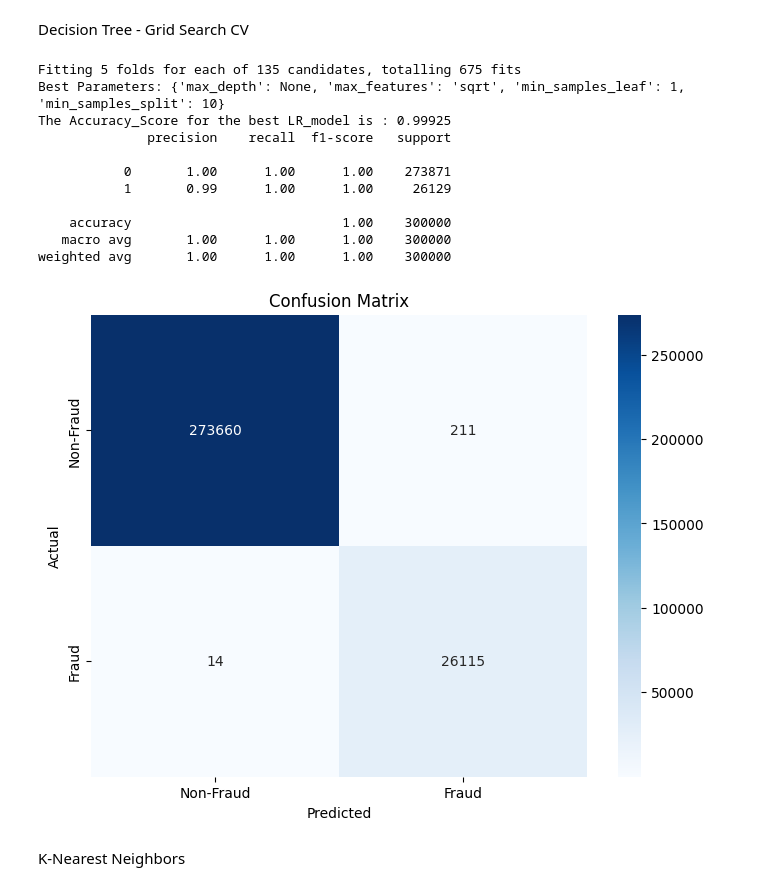
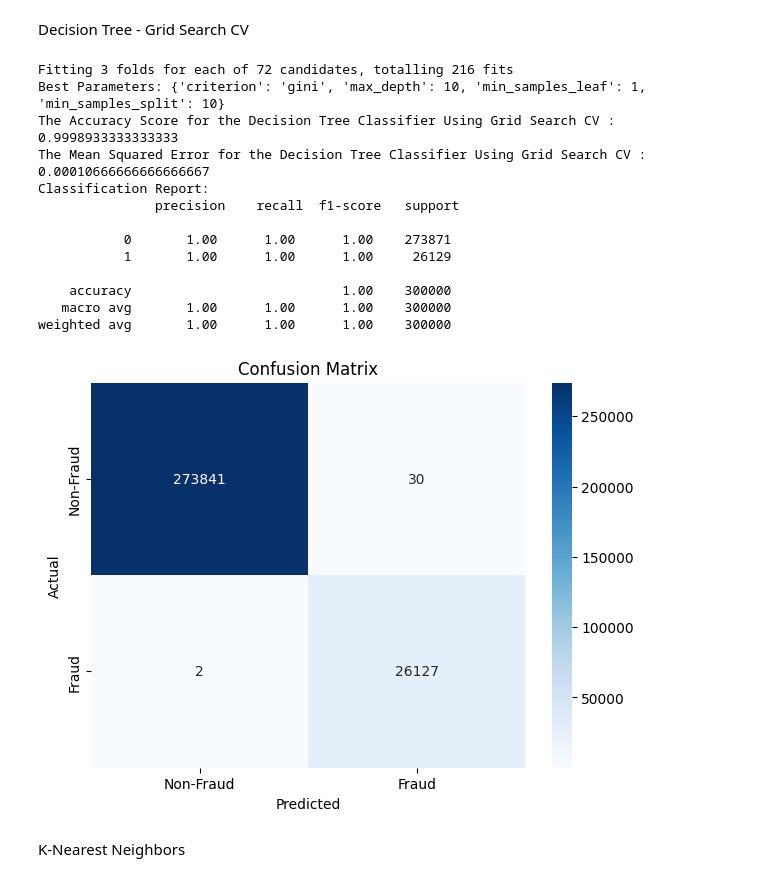
Before and after one commit to Madhumathi3001/Credit-Card-Fraud-Deduction-, a Jupyter notebook: credit_card.ipynb, the cells around one changed output. Cells and saved outputs as stored; diff of their text form; code cells hidden in the pictures.

```diff
--- a/credit_card.ipynb
+++ b/credit_card.ipynb
@@ -416,59 +432,71 @@ weighted avg       1.00      1.00      1.00    300000
 # %% [markdown]
 Decision Tree - Grid Search CV
 # %%
+
 param_grid = {
-    'max_depth': [None, 5, 10, 15, 20],   # Maximum depth of the tree
-    'min_samples_split': [2, 5, 10],     # Minimum number of samples required to split an internal node
-    'min_samples_leaf': [1, 2, 4],       # Minimum number of samples required to be at a leaf node
-    'max_features': ['auto', 'sqrt', 'log2']  # Number of features to consider when looking for the best split
+    'max_depth': [5, 10, 15, None],           # max depth of tree
+    'min_samples_split': [2, 5, 10],          # min samples to split node
+    'min_samples_leaf': [1, 2, 4],            # min samples at leaf node
+    'criterion': ['gini', 'entropy']          # splitting criteria
 }
 
-# Step 2: Initialize Logistic Regression (don't set penalty or C here)
-dt = DecisionTreeClassifier(random_state=42)
+# Step 2: Initialize Decision Tree classifier
+dtree = DecisionTreeClassifier(random_state=42)
 
-# Step 3: Initialize GridSearchCV
-grid_search = GridSearchCV(estimator=dt,
-                           param_grid=param_grid,
-                           scoring='accuracy',
-                           cv=5,       # 5-fold cross-validation
-                           n_jobs=-1,  # Use all processors
-                           verbose=1)
+# Step 3: Initialize StratifiedKFold with 3 splits for speed
+skf = StratifiedKFold(n_splits=3, shuffle=True, random_state=42)
 
-# Step 4: Fit on resampled data
+# Step 4: Setup GridSearchCV
+grid_search = GridSearchCV(
+    estimator=dtree,
+    param_grid=param_grid,
+    scoring='accuracy',
+    cv=skf,
+    n_jobs=-1,
+    verbose=1
+)
+
+# Step 5: Fit on your resampled data
 grid_search.fit(X_resampled, y_resampled)
 
-# Step 5: Use the best model to predict
-best_model_dt = grid_search.best_estimator_
-y_pred = best_model_dt.predict(X_test)
+# Step 6: Predict on test data using the best model
+best_dtree = grid_search.best_estimator_
+y_pred = best_dtree.predict(X_test)
+dtree_acc = accuracy_score(y_test, y_pred)
+dtree_mse = mean_squared_error(y_test, y_pred)
 
-# Step 6: Evaluate the model
+# Step 7: Print evaluation results
 print("Best Parameters:", grid_search.best_params_)
-print("The Accuracy_Score for the best LR_model is :", accuracy_score(y_test, y_pred))
-print(classification_report(y_test, y_pred))
+print("The Accuracy Score for the Decision Tree Classifier Using Grid Search CV :", dtree_acc)
+print("The Mean Squared Error for the Decision Tree Classifier Using Grid Search CV :", dtree_mse)
+print("Classification Report:\n", classification_report(y_test, y_pred))
 
-# Step 7: Confusion Matrix
+
+# Step 8: Plot confusion matrix heatmap
 cm = confusion_matrix(y_test, y_pred)
-plt.figure(figsize=(8, 6))
+plt.figure(figsize=(7, 5))
 sns.heatmap(cm, annot=True, fmt='d', cmap='Blues',
             xticklabels=['Non-Fraud', 'Fraud'],
             yticklabels=['Non-Fraud', 'Fraud'])
 plt.title('Confusion Matrix')
 plt.xlabel('Predicted')
 plt.ylabel('Actual')
 plt.show()
 # %% [output]
-Fitting 5 folds for each of 135 candidates, totalling 675 fits
-Best Parameters: {'max_depth': None, 'max_features': 'sqrt', 'min_samples_leaf': 1, 'min_samples_split': 10}
-The Accuracy_Score for the best LR_model is : 0.99925
-              precision    recall  f1-score   support
+Fitting 3 folds for each of 72 candidates, totalling 216 fits
+Best Parameters: {'criterion': 'gini', 'max_depth': 10, 'min_samples_leaf': 1, 'min_samples_split': 10}
+The Accuracy Score for the Decision Tree Classifier Using Grid Search CV : 0.9998933333333333
+The Mean Squared Error for the Decision Tree Classifier Using Grid Search CV : 0.00010666666666666667
+Classification Report:
+               precision    recall  f1-score   support
 
            0       1.00      1.00      1.00    273871
-           1       0.99      1.00      1.00     26129
+           1       1.00      1.00      1.00     26129
 
     accuracy                           1.00    300000
    macro avg       1.00      1.00      1.00    300000
 weighted avg       1.00      1.00      1.00    300000
-[figure, old version]
+[figure, new version]
 # %% [markdown]
 K-Nearest Neighbors
 # %%
```
Also changed, not shown: parts of 37 cells of this notebook.
